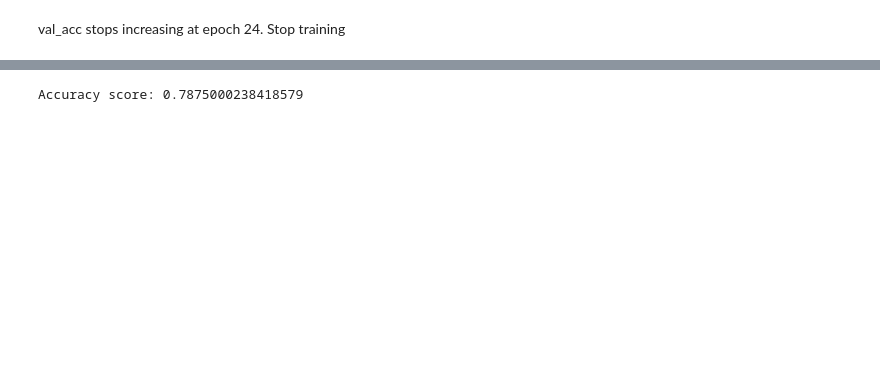
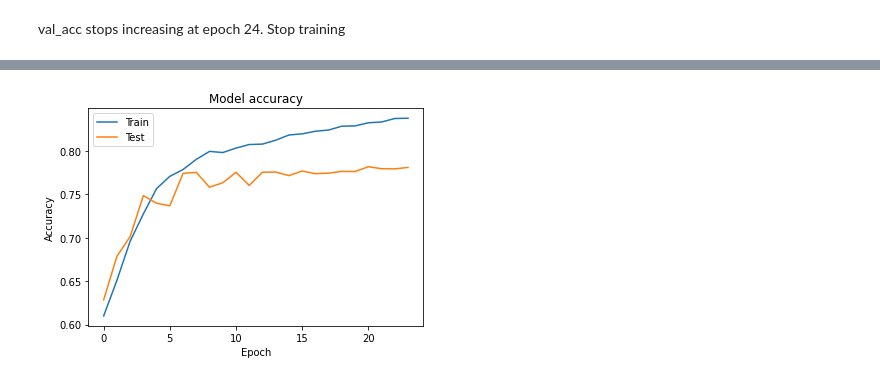
Before and after one commit to Apolinar97/CS497_tweet_sentiment_analysis, a Jupyter notebook: final_project.ipynb, the cells around one changed output, grey strips where cells are left out. Saved outputs shown, nothing was run; the diff lists cells and outputs as text; code cells hidden in the pictures; blank space fills up the shorter version.

```diff
--- a/final_project.ipynb
+++ b/final_project.ipynb
@@ -121,9 +135,15 @@ tkn.fit_on_texts(X_train)
 X_train_oh = tkn.texts_to_matrix(X_train,mode='binary')
 X_test_oh = tkn.texts_to_matrix(X_test, mode='binary')
 
+
 #encode labels
 label_encoder = LabelEncoder()
+label_encoder.fit(y_train)
+print(label_encoder.classes_)
 
 #convert labels to oh
+#y_train_le = label_encoder.fit_transform(y_train)
+#y_test_le = label_encoder.fit_transform(y_test)
+
 y_train_oh = tf.keras.utils.to_categorical(label_encoder.fit_transform(y_train))
 y_test_oh = tf.keras.utils.to_categorical(label_encoder.fit_transform(y_test))
@@ -197,6 +217,6 @@ sentiment_model_reg.compile(optimizer='rmsprop',
                         loss='categorical_crossentropy',
                         metrics = ['acc'])
 
-history_reg = sentiment_model_reg.fit(X_train_oh, y_train_oh, epochs=24, batch_size=512, validation_data=(X_test_oh, y_test_oh))
+history = sentiment_model_reg.fit(X_train_oh, y_train_oh, epochs=24, batch_size=512, validation_data=(X_test_oh, y_test_oh))
 # %% [output]
 Epoch 1/24
@@ -219,5 +239,10 @@ Epoch 24/24
-# %%
-#TODO add word embedding layer.
-print(f"Accuracy score: {results[1]}")
-# %% [output]
-Accuracy score: 0.7875000238418579
+# %%
+plt.plot(history.history['acc'])
+plt.plot(history.history['val_acc'])
+plt.title('Model accuracy')
+plt.ylabel('Accuracy')
+plt.xlabel('Epoch')
+plt.legend(['Train', 'Test'], loc='upper left')
+plt.show()
+# %% [output]
+[figure, added]
```
Also changed, not shown: parts of 10 cells of this notebook.
